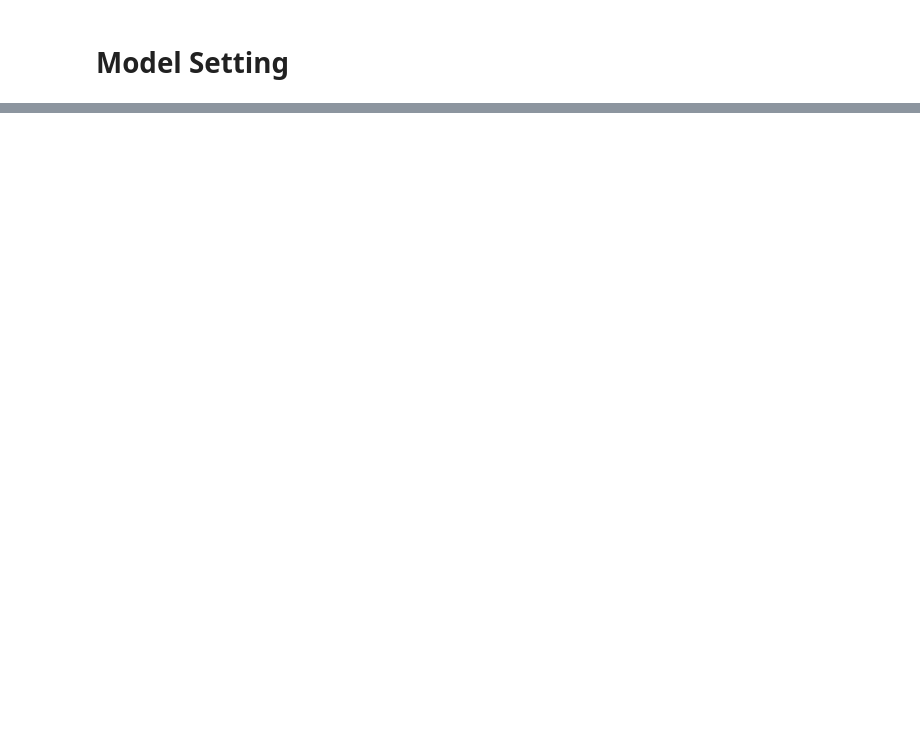
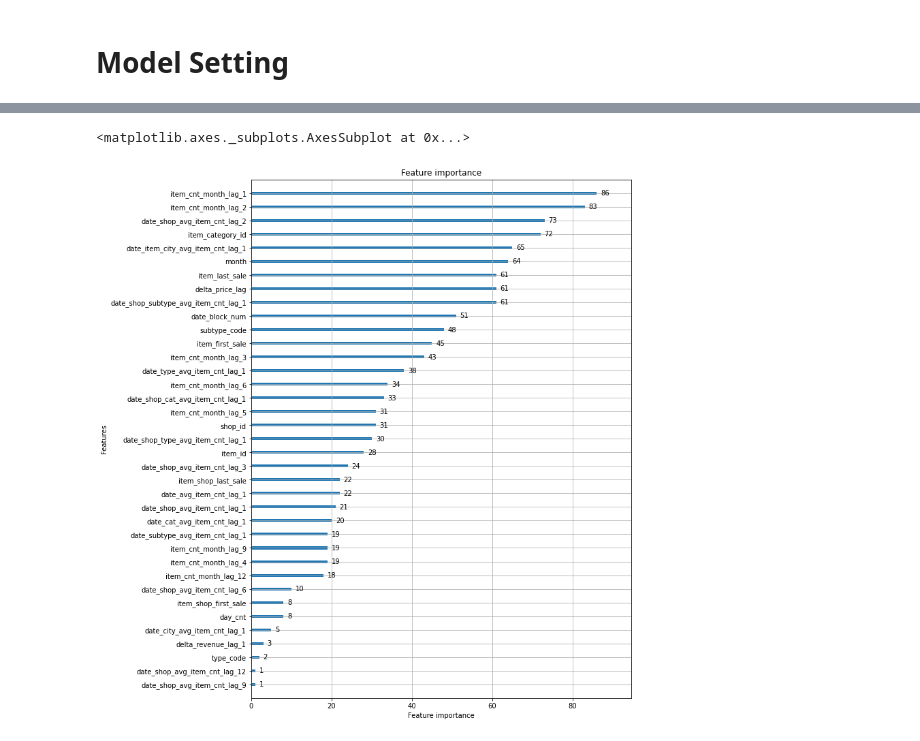
Before and after one commit to YusukeAmg/kaggle_Predict-Future-Sales, a Jupyter notebook: notebook/05_EDA-trace.ipynb, the cells around one changed output, grey strips where cells are left out. Drawn from its saved outputs; the diff is of its cells as text; code cells hidden in the pictures; blank space fills up the shorter version.

Commit message:
lgb submission
feature enginnering, pickle somefile
& submission

```diff
--- a/notebook/05_EDA-trace.ipynb
+++ b/notebook/05_EDA-trace.ipynb
@@ -629,0 +620,2 @@ gc.collect();
+# %%
+data = pd.read_pickle('../features/data.pkl')
@@ -629,0 +666,6 @@ gc.collect();
+# %%
+X_train = data[data.date_block_num < 33].drop(['item_cnt_month'], axis=1)
+Y_train = data[data.date_block_num < 33]['item_cnt_month']
+X_valid = data[data.date_block_num == 33].drop(['item_cnt_month'], axis=1)
+Y_valid = data[data.date_block_num == 33]['item_cnt_month']
+X_test = data[data.date_block_num == 34].drop(['item_cnt_month'], axis=1)
@@ -629,0 +675,25 @@ gc.collect();
+# %%
+lgb_train = lgb.Dataset(X_train, Y_train)
+lgb_eval = lgb.Dataset(X_valid, Y_valid)
+
+params = {
+    'task':'train',
+    'objective':'regression',
+    'seed':71,
+    'boosting_type':'gbdt',
+    'verbose':0,
+    'metrics':{'l2'},
+    'num_leavers':31,
+    'learning_rate':0.1,
+    'feature_fraction':0.9,
+    'bagging_fraction':'0.8',
+    'bagging_freq':5,
+}
+# %%
+model = lgb.train(
+    params,
+    lgb_train,
+    num_boost_round=100,
+    valid_sets=lgb_eval,
+    early_stopping_rounds=10
+)
@@ -629,0 +731,7 @@ gc.collect();
+# %%
+#importance = pd.DataFrame(model.feature_importance(), index=X_train.columns, columns=['importance'])
+fig, ax = plt.subplots(1,1,figsize=(10, 14))
+lgb.plot_importance(booster=model, ax=ax)
+# %% [output]
+<matplotlib.axes._subplots.AxesSubplot at 0x...>
+[figure, added]
```
Also changed, not shown: parts of 28 cells of this notebook.
